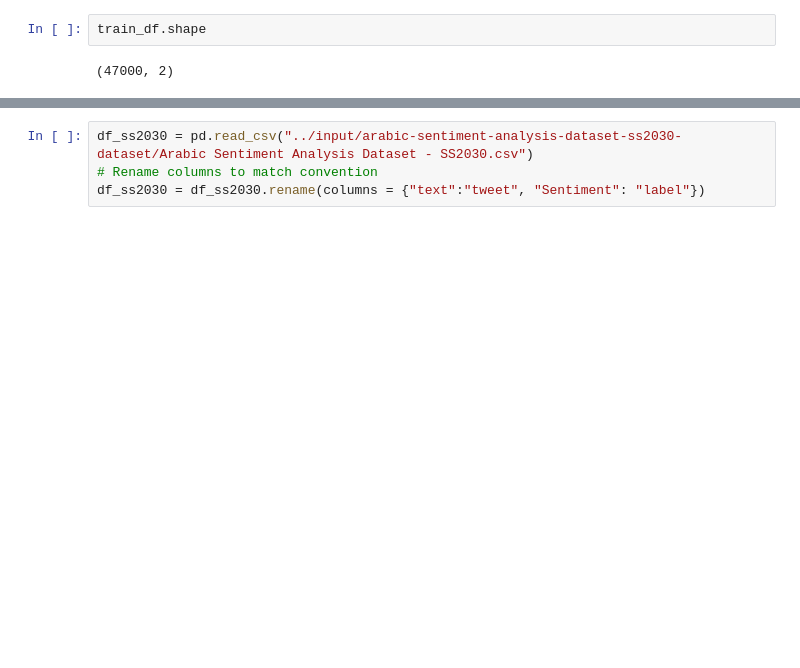
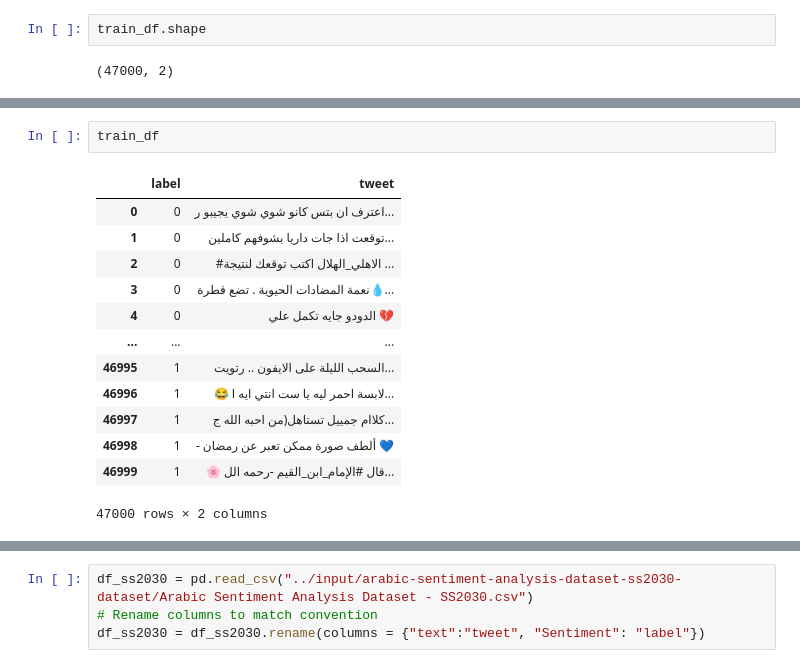
Before and after one commit to wassimchouchen/Natural-Language-Processing, a Jupyter notebook: arabic-sentiment-analysis-using-mnb-improved.ipynb, the cells around one changed output, grey strips where cells are left out. Drawn from its saved outputs; the diff is of its cells as text; blank space fills up the shorter version.

```diff
--- a/arabic-sentiment-analysis-using-mnb-improved.ipynb
+++ b/arabic-sentiment-analysis-using-mnb-improved.ipynb
@@ -99,0 +151,16 @@ X_train, X_val, y_train, y_val = train_test_split(X,y,test_size=0.1, random_stat
+# %%
+train_df
+# %% [output]
+|  | label | tweet |
+| 0 | 0 | اعترف ان بتس كانو شوي شوي يجيبو ر... |
+| 1 | 0 | توقعت اذا جات داريا بشوفهم كاملين... |
+| 2 | 0 | #الاهلي_الهلال اكتب توقعك لنتيجة ... |
+| 3 | 0 | نعمة المضادات الحيوية . تضع قطرة💧... |
+| 4 | 0 | الدودو جايه تكمل علي 💔 |
+| ... | ... | ... |
+| 46995 | 1 | السحب الليلة على الايفون .. رتويت... |
+| 46996 | 1 | 😂 لابسة احمر ليه يا ست انتي ايه ا... |
+| 46997 | 1 | كلاام جمييل تستاهل(من احبه الله ج... |
+| 46998 | 1 | - ألطف صورة ممكن تعبر عن رمضان 💙 |
+| 46999 | 1 | 🌸 قال #الإمام_ابن_القيم -رحمه الل... |
+47000 rows × 2 columns
```
Also changed, not shown: parts of 59 cells of this notebook.
